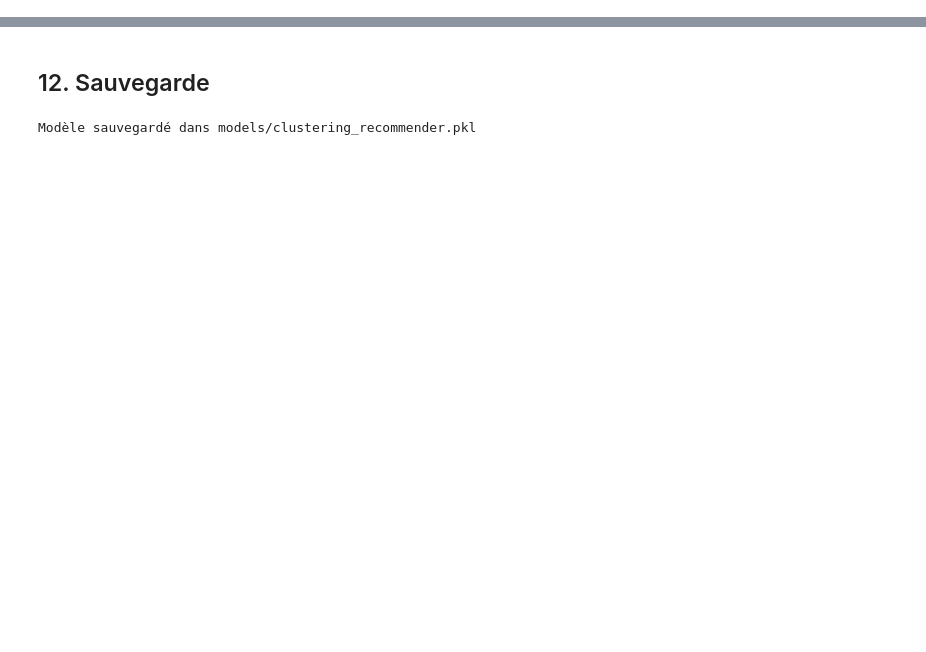
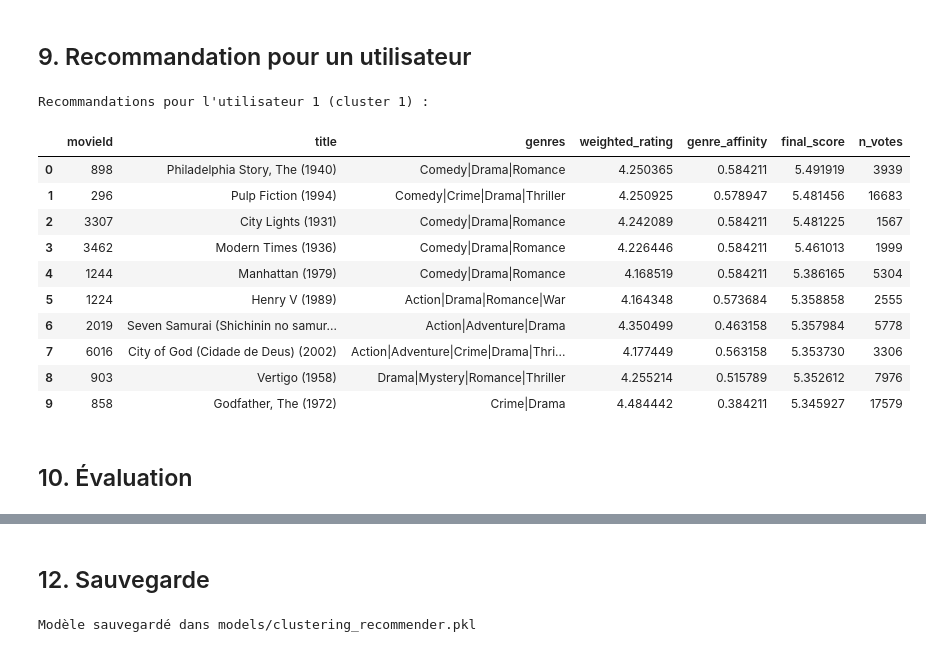
Before and after one commit to AminLO-ma/movie-boxoffice-recommender, a Jupyter notebook: notebooks/movielens_clustering_recommender.ipynb, the cells around one changed output, grey strips where cells are left out. Saved outputs shown, nothing was run; the diff lists cells and outputs as text; code cells hidden in the pictures; blank space fills up the shorter version.

```diff
--- a/notebooks/movielens_clustering_recommender.ipynb
+++ b/notebooks/movielens_clustering_recommender.ipynb
@@ -401,0 +342,63 @@ plt.show()
+# %% [markdown]
+## 9. Recommandation pour un utilisateur
+# %%
+_counts = liked.groupby(["userId", "genre"], observed=True).size()
+user_genre_share = _counts / _counts.groupby(level=0).transform("sum")
+movie_genres_map = genre_pairs.groupby("movieId", observed=True)["genre"].agg(list)
+
+
+def get_user_genre_affinity(user_id):
+    """Part de la consommation de l'utilisateur couverte par chaque genre."""
+    try:
+        return user_genre_share.loc[user_id].to_dict()
+    except KeyError:
+        return {}
+
+
+def recommend_for_user(user_id, n=TOP_N_RECOMMENDATIONS, affinity_weight=0.5):
+    cluster_id = user_clusters.loc[user_clusters["userId"] == user_id, "cluster"]
+    if cluster_id.empty:
+        raise ValueError(f"Utilisateur {user_id} inconnu.")
+    cluster_id = cluster_id.iloc[0]
+
+    already_rated = set(ratings.loc[ratings["userId"] == user_id, "movieId"])
+    affinity = get_user_genre_affinity(user_id)
+
+    candidates = cluster_movie_stats[
+        (cluster_movie_stats["cluster"] == cluster_id)
+        & (~cluster_movie_stats["movieId"].isin(already_rated))
+        & (cluster_movie_stats["n_votes"] >= MIN_VOTES_IN_CLUSTER)
+    ].copy()
+
+    candidates["genre_affinity"] = [
+        sum(affinity.get(g, 0.0) for g in movie_genres_map.get(m, []))
+        for m in candidates["movieId"]
+    ]
+    candidates["final_score"] = candidates["weighted_rating"] * (
+        1 + affinity_weight * candidates["genre_affinity"]
+    )
+
+    return (candidates.sort_values("final_score", ascending=False).head(n)
+            [["movieId", "title", "genres", "weighted_rating", "genre_affinity", "final_score", "n_votes"]]
+            .reset_index(drop=True))
+
+
+example_user_id = int(ratings["userId"].iloc[0])
+cluster_exemple = user_clusters.set_index("userId").loc[example_user_id, "cluster"]
+print(f"Recommandations pour l'utilisateur {example_user_id} (cluster {cluster_exemple}) :")
+recommend_for_user(example_user_id)
+# %% [output]
+Recommandations pour l'utilisateur 1 (cluster 1) :
+|  | movieId | title | genres | weighted_rating | genre_affinity | final_score | n_votes |
+| 0 | 898 | Philadelphia Story, The (1940) | Comedy|Drama|Romance | 4.250365 | 0.584211 | 5.491919 | 3939 |
+| 1 | 296 | Pulp Fiction (1994) | Comedy|Crime|Drama|Thriller | 4.250925 | 0.578947 | 5.481456 | 16683 |
+| 2 | 3307 | City Lights (1931) | Comedy|Drama|Romance | 4.242089 | 0.584211 | 5.481225 | 1567 |
+| 3 | 3462 | Modern Times (1936) | Comedy|Drama|Romance | 4.226446 | 0.584211 | 5.461013 | 1999 |
+| 4 | 1244 | Manhattan (1979) | Comedy|Drama|Romance | 4.168519 | 0.584211 | 5.386165 | 5304 |
+| 5 | 1224 | Henry V (1989) | Action|Drama|Romance|War | 4.164348 | 0.573684 | 5.358858 | 2555 |
+| 6 | 2019 | Seven Samurai (Shichinin no samur... | Action|Adventure|Drama | 4.350499 | 0.463158 | 5.357984 | 5778 |
+| 7 | 6016 | City of God (Cidade de Deus) (2002) | Action|Adventure|Crime|Drama|Thri... | 4.177449 | 0.563158 | 5.353730 | 3306 |
+| 8 | 903 | Vertigo (1958) | Drama|Mystery|Romance|Thriller | 4.255214 | 0.515789 | 5.352612 | 7976 |
+| 9 | 858 | Godfather, The (1972) | Crime|Drama | 4.484442 | 0.384211 | 5.345927 | 17579 |
+# %% [markdown]
+## 10. Évaluation
```
Also changed, not shown: parts of 40 cells of this notebook, 1 other file.
